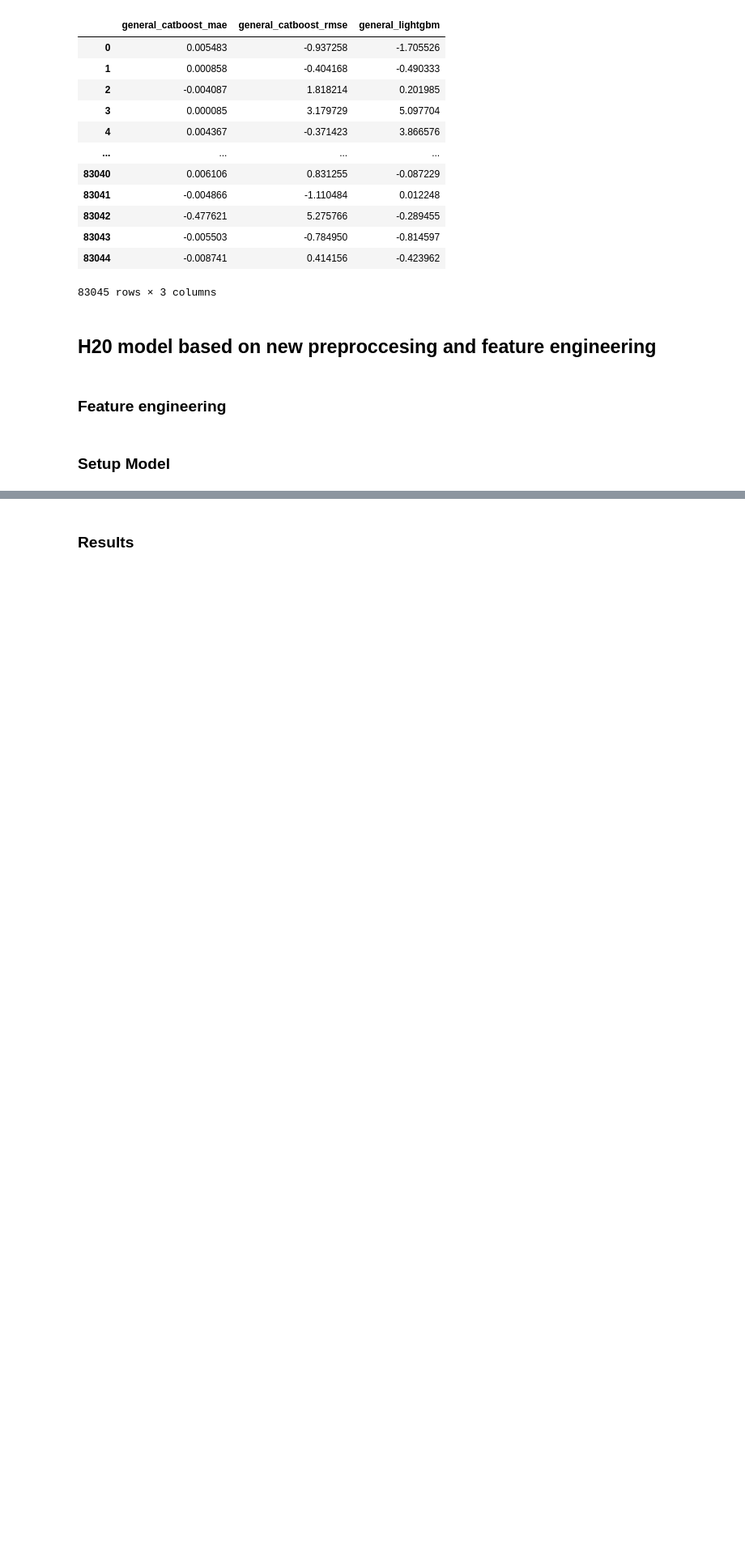
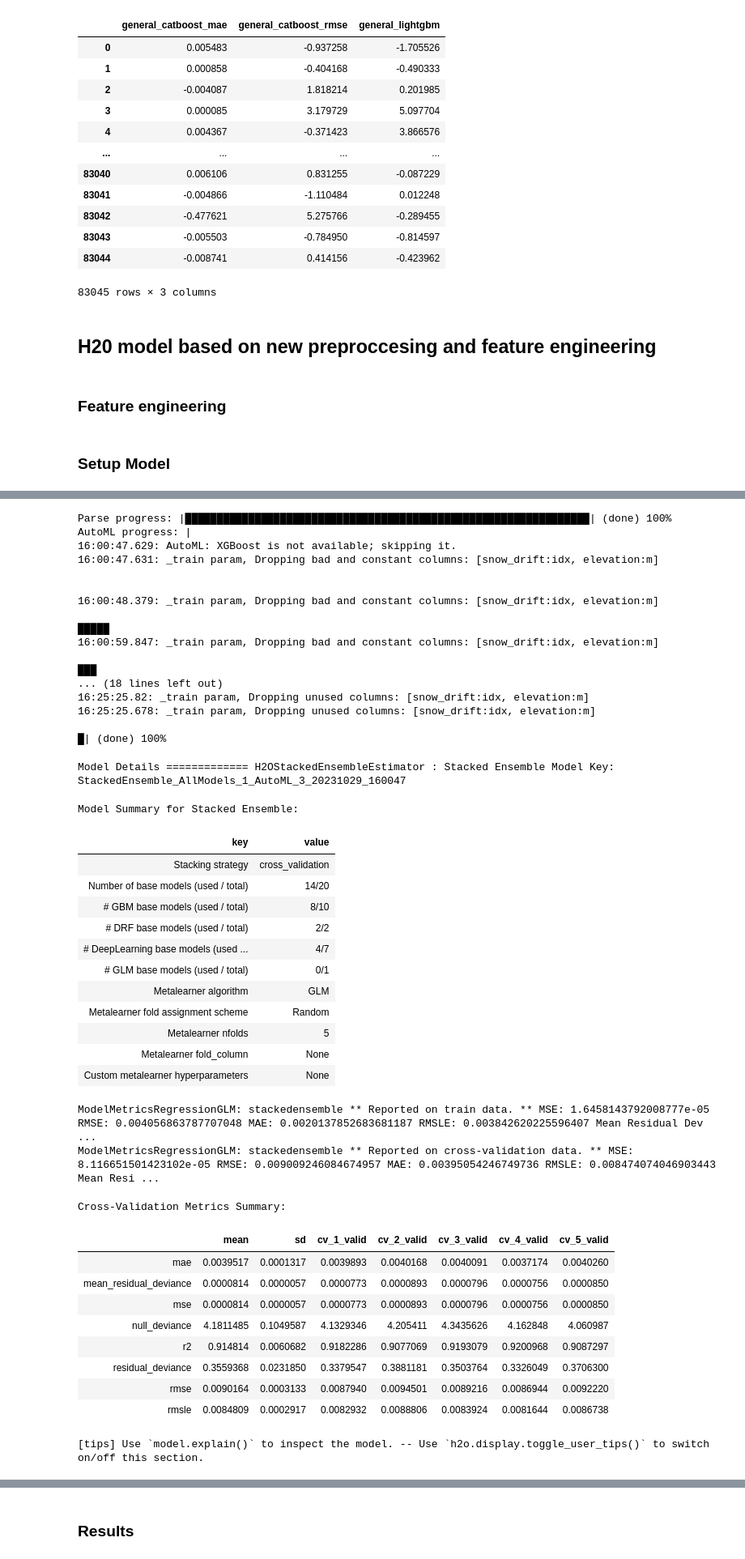
Before and after one commit to mathiasraa/tdt4173-forecasting, a Jupyter notebook: notebooks/modeling.ipynb, the cells around one changed output, grey strips where cells are left out. Shown at 81% size. Cells and saved outputs as stored; diff of their text form; code cells hidden in the pictures; blank space fills up the shorter version.

```diff
--- a/notebooks/modeling.ipynb
+++ b/notebooks/modeling.ipynb
@@ -1263,0 +1106,57 @@ lb.head(rows=lb.nrows)
+# %%
+h2o_train = h2o.H2OFrame(train[train.location == "C"].drop(columns="location"))
+
+h2o_model_C = h2o.automl.H2OAutoML(
+    max_models=20,
+    seed=1,
+    stopping_metric="MAE",
+    sort_metric="MAE",
+    stopping_tolerance=0.01,
+)
+
+h2o_model_C.train(x=h2o_train.columns, y="pv_measurement", training_frame=h2o_train)
+# %% [output]
+Parse progress: |████████████████████████████████████████████████████████████████| (done) 100%
+AutoML progress: |
+16:00:47.629: AutoML: XGBoost is not available; skipping it.
+16:00:47.631: _train param, Dropping bad and constant columns: [snow_drift:idx, elevation:m]
+
+
+16:00:48.379: _train param, Dropping bad and constant columns: [snow_drift:idx, elevation:m]
+
+█████
+16:00:59.847: _train param, Dropping bad and constant columns: [snow_drift:idx, elevation:m]
+
+███
+... (18 lines left out)
+16:25:25.82: _train param, Dropping unused columns: [snow_drift:idx, elevation:m]
+16:25:25.678: _train param, Dropping unused columns: [snow_drift:idx, elevation:m]
+
+█| (done) 100%
+Model Details ============= H2OStackedEnsembleEstimator : Stacked Ensemble Model Key: StackedEnsemble_AllModels_1_AutoML_3_20231029_160047
+Model Summary for Stacked Ensemble:
+| key | value |
+| Stacking strategy | cross_validation |
+| Number of base models (used / total) | 14/20 |
+| # GBM base models (used / total) | 8/10 |
+| # DRF base models (used / total) | 2/2 |
+| # DeepLearning base models (used ... | 4/7 |
+| # GLM base models (used / total) | 0/1 |
+| Metalearner algorithm | GLM |
+| Metalearner fold assignment scheme | Random |
+| Metalearner nfolds | 5 |
+| Metalearner fold_column | None |
+| Custom metalearner hyperparameters | None |
+ModelMetricsRegressionGLM: stackedensemble ** Reported on train data. ** MSE: 1.6458143792008777e-05 RMSE: 0.004056863787707048 MAE: 0.0020137852683681187 RMSLE: 0.003842620225596407 Mean Residual Dev ...
+ModelMetricsRegressionGLM: stackedensemble ** Reported on cross-validation data. ** MSE: 8.116651501423102e-05 RMSE: 0.009009246084674957 MAE: 0.00395054246749736 RMSLE: 0.008474074046903443 Mean Resi ...
+Cross-Validation Metrics Summary:
+|  | mean | sd | cv_1_valid | cv_2_valid | cv_3_valid | cv_4_valid | cv_5_valid |
+| mae | 0.0039517 | 0.0001317 | 0.0039893 | 0.0040168 | 0.0040091 | 0.0037174 | 0.0040260 |
+| mean_residual_deviance | 0.0000814 | 0.0000057 | 0.0000773 | 0.0000893 | 0.0000796 | 0.0000756 | 0.0000850 |
+| mse | 0.0000814 | 0.0000057 | 0.0000773 | 0.0000893 | 0.0000796 | 0.0000756 | 0.0000850 |
+| null_deviance | 4.1811485 | 0.1049587 | 4.1329346 | 4.205411 | 4.3435626 | 4.162848 | 4.060987 |
+| r2 | 0.914814 | 0.0060682 | 0.9182286 | 0.9077069 | 0.9193079 | 0.9200968 | 0.9087297 |
+| residual_deviance | 0.3559368 | 0.0231850 | 0.3379547 | 0.3881181 | 0.3503764 | 0.3326049 | 0.3706300 |
+| rmse | 0.0090164 | 0.0003133 | 0.0087940 | 0.0094501 | 0.0089216 | 0.0086944 | 0.0092220 |
+| rmsle | 0.0084809 | 0.0002917 | 0.0082932 | 0.0088806 | 0.0083924 | 0.0081644 | 0.0086738 |
+[tips] Use `model.explain()` to inspect the model. -- Use `h2o.display.toggle_user_tips()` to switch on/off this section.
```
Also changed, not shown: parts of 79 cells of this notebook, 2 other files.
